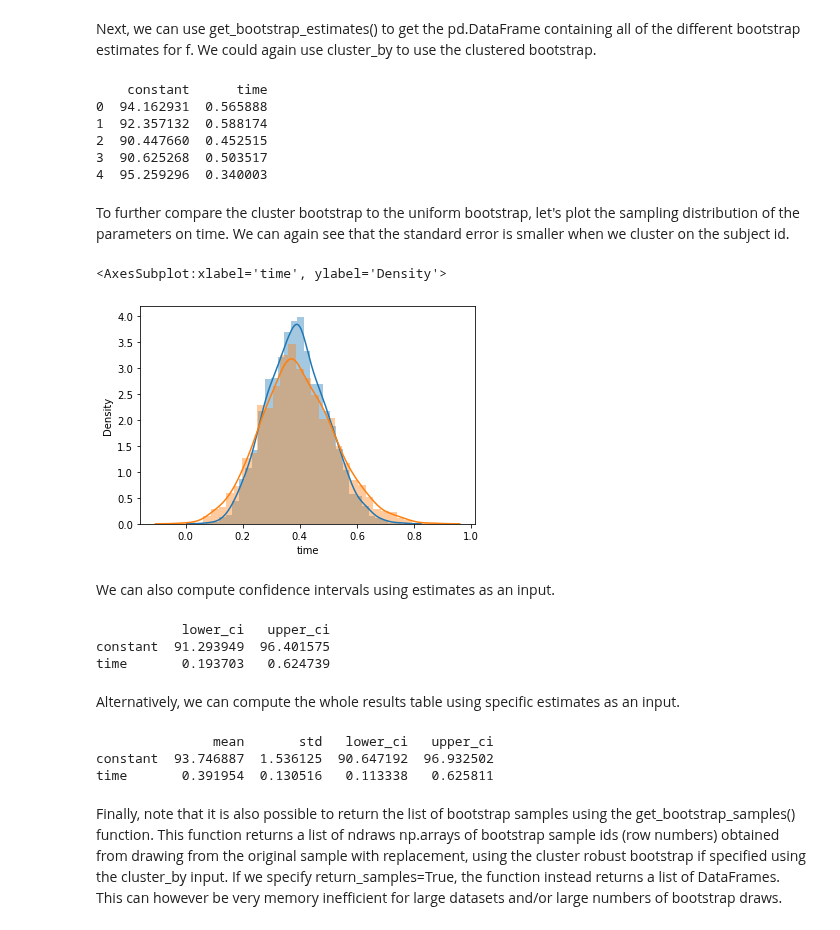
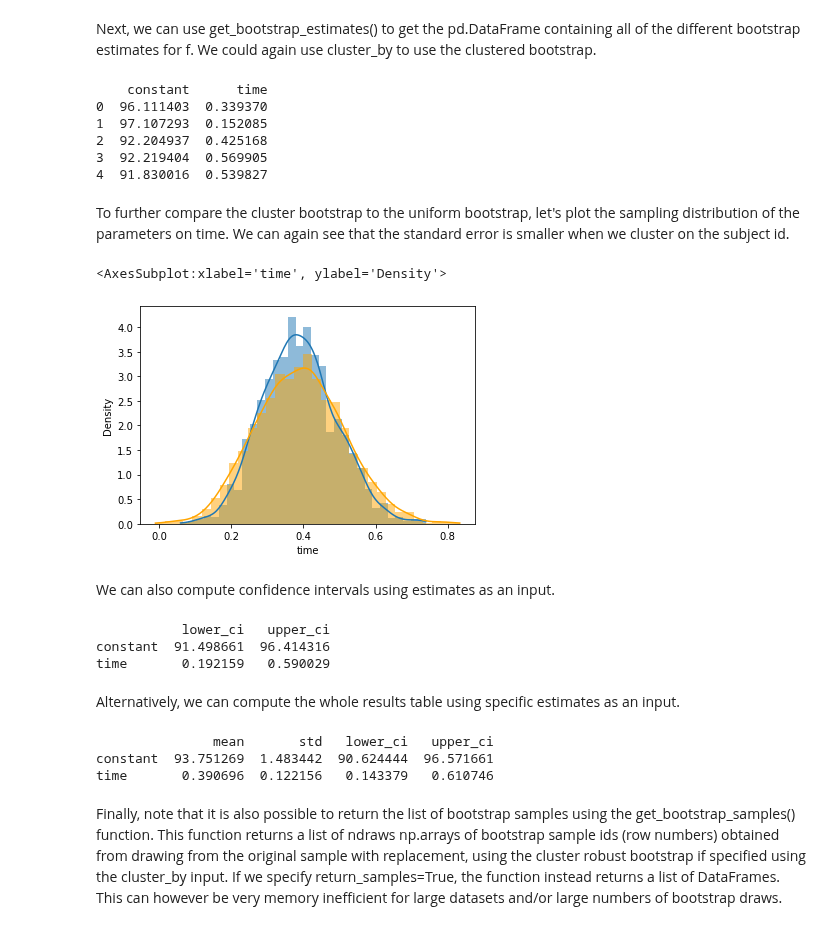
Before and after one commit to optimagic-dev/optimagic, a Jupyter notebook: docs/source/how_to_guides/inference/how_to_do_bootstrap_inference.ipynb, the cells around one changed output. Cells and saved outputs as stored; diff of their text form; code cells hidden in the pictures.

```diff
--- a/docs/source/how_to_guides/inference/how_to_do_bootstrap_inference.ipynb
+++ b/docs/source/how_to_guides/inference/how_to_do_bootstrap_inference.ipynb
@@ -125,29 +125,31 @@ from estimagic.inference.bootstrap_estimates import get_bootstrap_estimates
 
 my_estimates = get_bootstrap_estimates(data=df, outcome=ols_fit, seeds=more_seeds)
 
-print(my_estimates.head())
+my_estimates.head()
 # %% [output]
     constant      time
-0  94.162931  0.565888
-1  92.357132  0.588174
-2  90.447660  0.452515
-3  90.625268  0.503517
-4  95.259296  0.340003
+0  96.111403  0.339370
+1  97.107293  0.152085
+2  92.204937  0.425168
+3  92.219404  0.569905
+4  91.830016  0.539827
 # %% [markdown]
 To further compare the cluster bootstrap to the uniform bootstrap, let's plot the sampling distribution of the parameters on time. We can again see that the standard error is smaller when we cluster on the subject id.
 # %%
 my_estimates_clustered = get_bootstrap_estimates(
     data=df, outcome=ols_fit, seeds=more_seeds, cluster_by="id"
 )
 
 # clustered distribution in blue
-sns.distplot(my_estimates_clustered["time"])
+sns.histplot(my_estimates_clustered["time"], kde=True, stat="density", linewidth=0)
 
 # non-clustered distribution in orange
-sns.distplot(my_estimates["time"])
+sns.histplot(
+    my_estimates["time"], kde=True, stat="density", linewidth=0, color="orange"
+)
 # %% [output]
 <AxesSubplot:xlabel='time', ylabel='Density'>
-[figure, old version]
+[figure, new version]
 # %% [markdown]
 We can also compute confidence intervals using estimates as an input.
 # %%
@@ -157,11 +159,11 @@ confidence_intervals = compute_ci(
     data=df, outcome=ols_fit, estimates=my_estimates, ci_method="bc"
 )
 
-print(confidence_intervals)
+confidence_intervals
 # %% [output]
            lower_ci   upper_ci
-constant  91.293949  96.401575
-time       0.193703   0.624739
+constant  91.498661  96.414316
+time       0.192159   0.590029
 # %% [markdown]
 Alternatively, we can compute the whole results table using specific estimates as an input.
 # %%
@@ -171,11 +173,11 @@ my_results = get_results_table(
     data=df, outcome=ols_fit, estimates=my_estimates, ci_method="t"
 )
 
-print(my_results)
+my_results
 # %% [output]
                mean       std   lower_ci   upper_ci
-constant  93.746887  1.536125  90.647192  96.932502
-time       0.391954  0.130516   0.113338   0.625811
+constant  93.751269  1.483442  90.624444  96.571661
+time       0.390696  0.122156   0.143379   0.610746
 # %% [markdown]
 Finally, note that it is also possible to return the list of bootstrap samples using the get_bootstrap_samples() function. This function returns a list of ndraws np.arrays of bootstrap sample ids (row numbers) obtained from drawing from the original sample with replacement, using the cluster robust bootstrap if specified using the cluster_by input.
 If we specify return_samples=True, the function instead returns a list of DataFrames. This can however be very memory inefficient for large datasets and/or large numbers of bootstrap draws.
```
Also changed, not shown: parts of 5 cells of this notebook, 2 other files.
